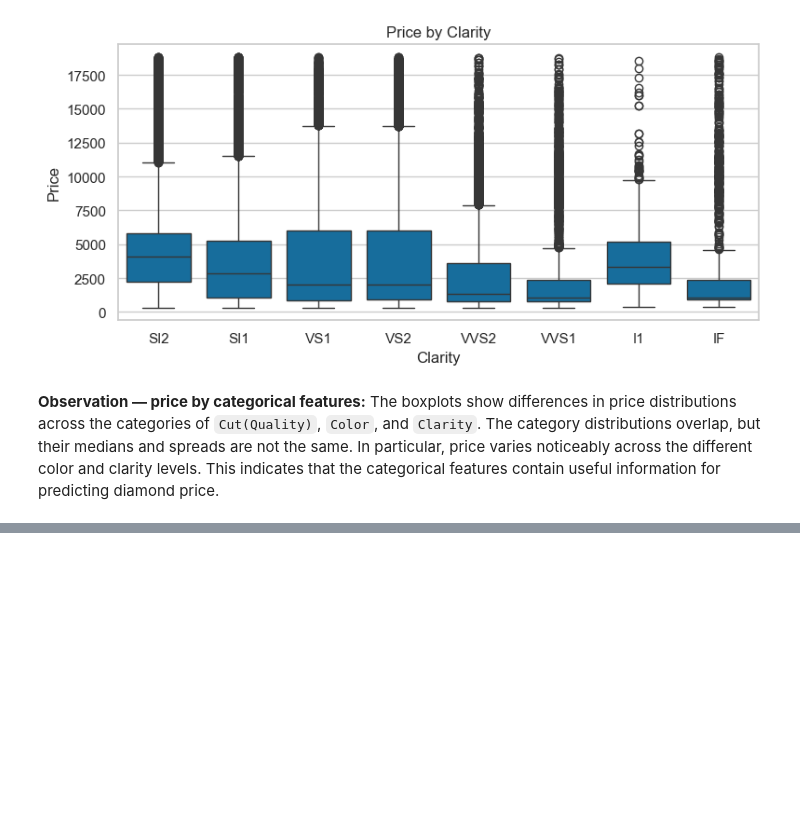
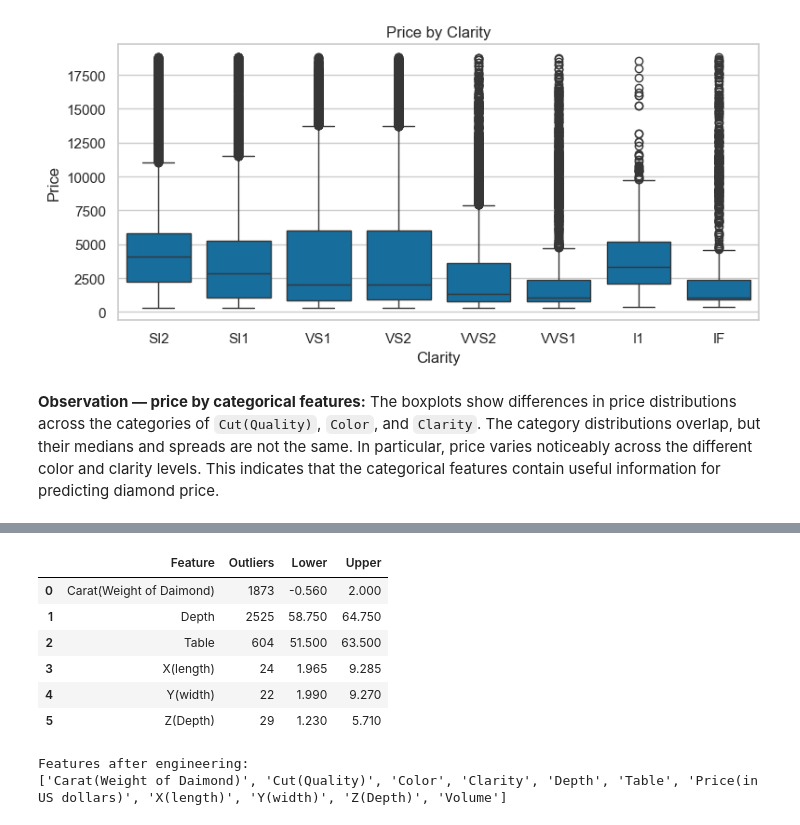
Before and after one commit to AdithyaPrasad-pro/Review1-PREDICTORS, a Jupyter notebook: Regression_diamond.ipynb, the cells around one changed output, grey strips where cells are left out. Drawn from its saved outputs; the diff is of its cells as text; code cells hidden in the pictures; blank space fills up the shorter version.

Commit message:
Add preprocessing and feature engineering
Add preprocessing and feature engineering

```diff
--- a/Regression_diamond.ipynb
+++ b/Regression_diamond.ipynb
@@ -214,0 +217,12 @@ for col in categorical_cols:
+# %%
+before = len(df)
+df = df.drop_duplicates().reset_index(drop=True)
+print("Duplicate rows removed:", before - len(df))
+
+dimension_cols = ["X(length)", "Y(width)", "Z(Depth)"]
+
+for col in dimension_cols:
+    df.loc[df[col] == 0, col] = np.nan
+
+print("\nMissing values after invalid dimensions:")
+print(df.isnull().sum())
@@ -214,0 +244,40 @@ for col in categorical_cols:
+# %%
+outlier_rows = []
+
+predictor_numeric = [
+    c for c in df.select_dtypes(include=np.number).columns
+    if c != target
+]
+
+for col in predictor_numeric:
+    q1 = df[col].quantile(0.25)
+    q3 = df[col].quantile(0.75)
+    iqr = q3 - q1
+    lower = q1 - 1.5 * iqr
+    upper = q3 + 1.5 * iqr
+    count = ((df[col] < lower) | (df[col] > upper)).sum()
+
+    outlier_rows.append([col, count, lower, upper])
+
+outlier_df = pd.DataFrame(
+    outlier_rows,
+    columns=["Feature", "Outliers", "Lower", "Upper"]
+)
+outlier_df
+# %% [output]
+|  | Feature | Outliers | Lower | Upper |
+| 0 | Carat(Weight of Daimond) | 1873 | -0.560 | 2.000 |
+| 1 | Depth | 2525 | 58.750 | 64.750 |
+| 2 | Table | 604 | 51.500 | 63.500 |
+| 3 | X(length) | 24 | 1.965 | 9.285 |
+| 4 | Y(width) | 22 | 1.990 | 9.270 |
+| 5 | Z(Depth) | 29 | 1.230 | 5.710 |
+# %%
+df["Volume"] = df["X(length)"] * df["Y(width)"] * df["Z(Depth)"]
+df.loc[df["Volume"] <= 0, "Volume"] = np.nan
+
+print("Features after engineering:")
+print(df.columns.tolist())
+# %% [output]
+Features after engineering:
+['Carat(Weight of Daimond)', 'Cut(Quality)', 'Color', 'Clarity', 'Depth', 'Table', 'Price(in US dollars)', 'X(length)', 'Y(width)', 'Z(Depth)', 'Volume']
```
Also changed, not shown: parts of 7 cells of this notebook.
